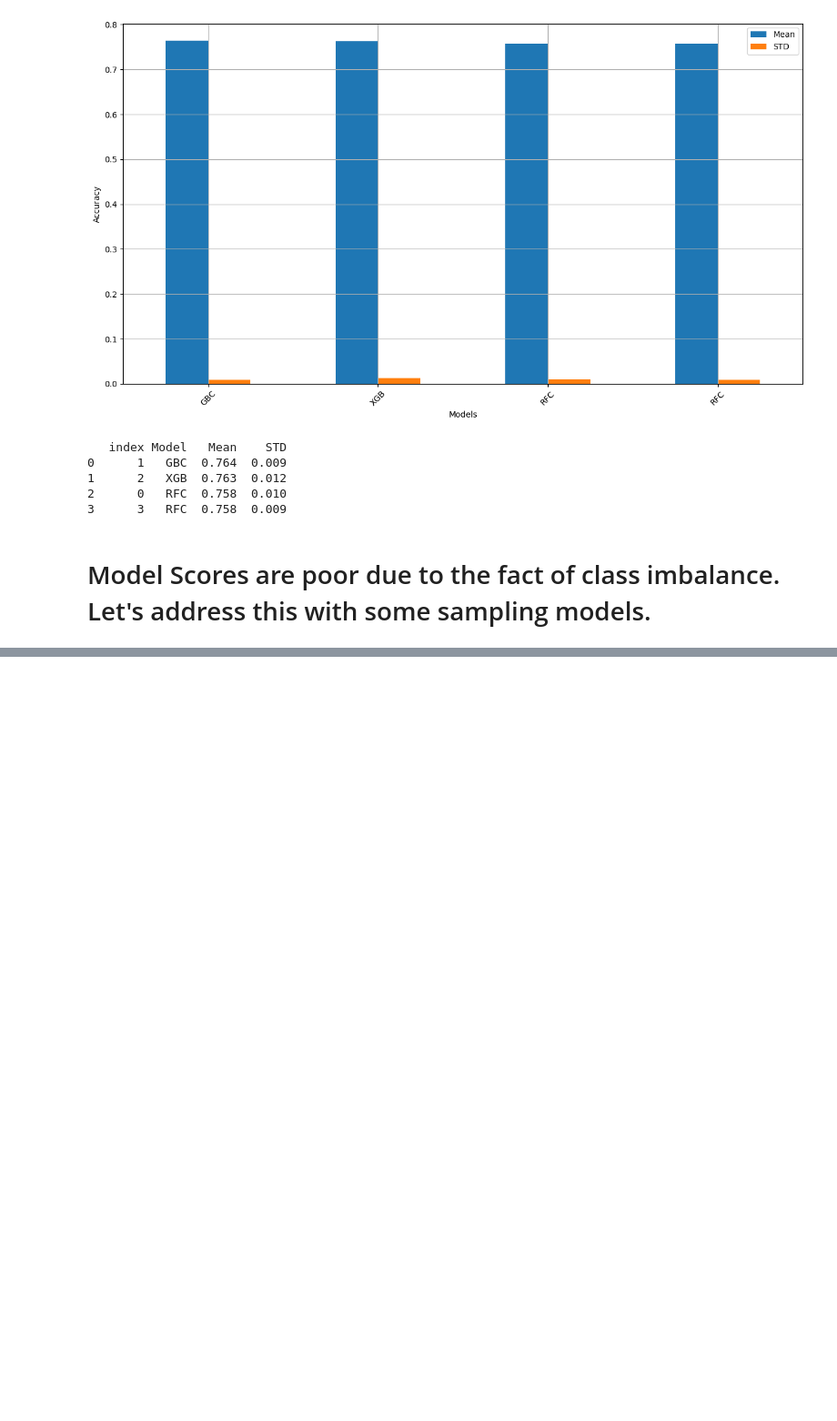
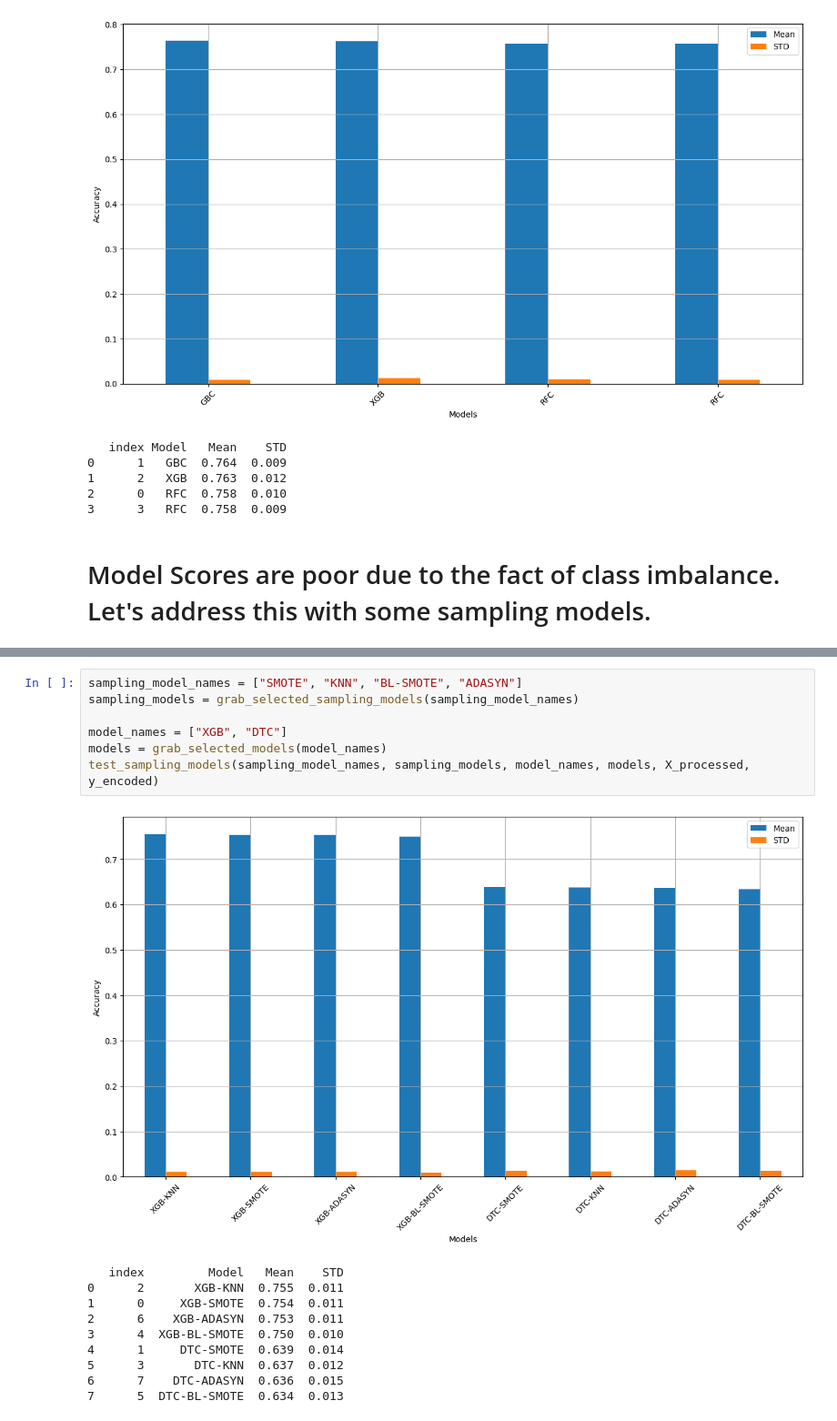
Before and after one commit to MaukanMir/Netflix-Sentiment-Classification-Two, a Jupyter notebook: training.ipynb, the cells around one changed output, grey strips where cells are left out. Shown at 91% size. Drawn from its saved outputs; the diff is of its cells as text; blank space fills up the shorter version.

Commit message:
added new models

```diff
--- a/training.ipynb
+++ b/training.ipynb
@@ -312,0 +328,18 @@ test_sampling_models(sampling_model_names, sampling_models, model_names, models,
+# %%
+sampling_model_names = ["SMOTE", "KNN", "BL-SMOTE", "ADASYN"]
+sampling_models = grab_selected_sampling_models(sampling_model_names)
+
+model_names = ["XGB", "DTC"]
+models = grab_selected_models(model_names)
+test_sampling_models(sampling_model_names, sampling_models, model_names, models, X_processed, y_encoded)
+# %% [output]
+[figure, added]
+   index         Model   Mean    STD
+0      2       XGB-KNN  0.755  0.011
+1      0     XGB-SMOTE  0.754  0.011
+2      6    XGB-ADASYN  0.753  0.011
+3      4  XGB-BL-SMOTE  0.750  0.010
+4      1     DTC-SMOTE  0.639  0.014
+5      3       DTC-KNN  0.637  0.012
+6      7    DTC-ADASYN  0.636  0.015
+7      5  DTC-BL-SMOTE  0.634  0.013
```
Also changed, not shown: parts of 2 cells of this notebook.
